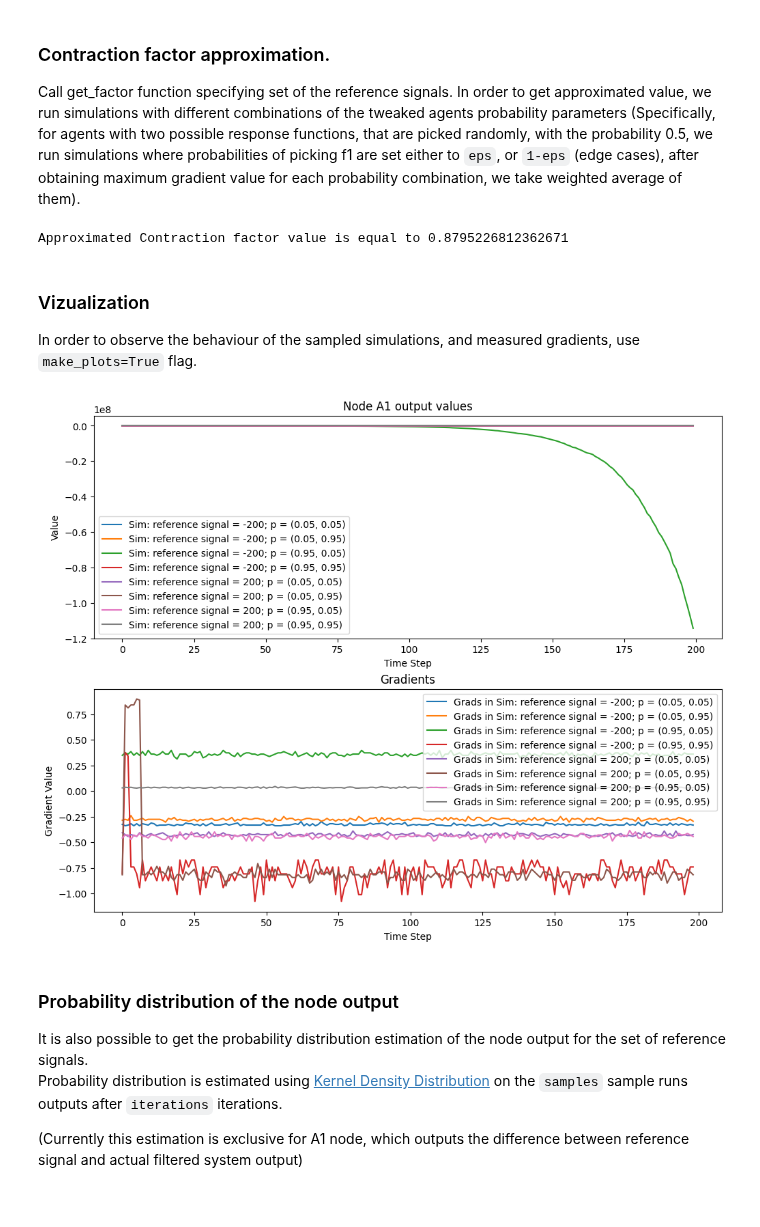
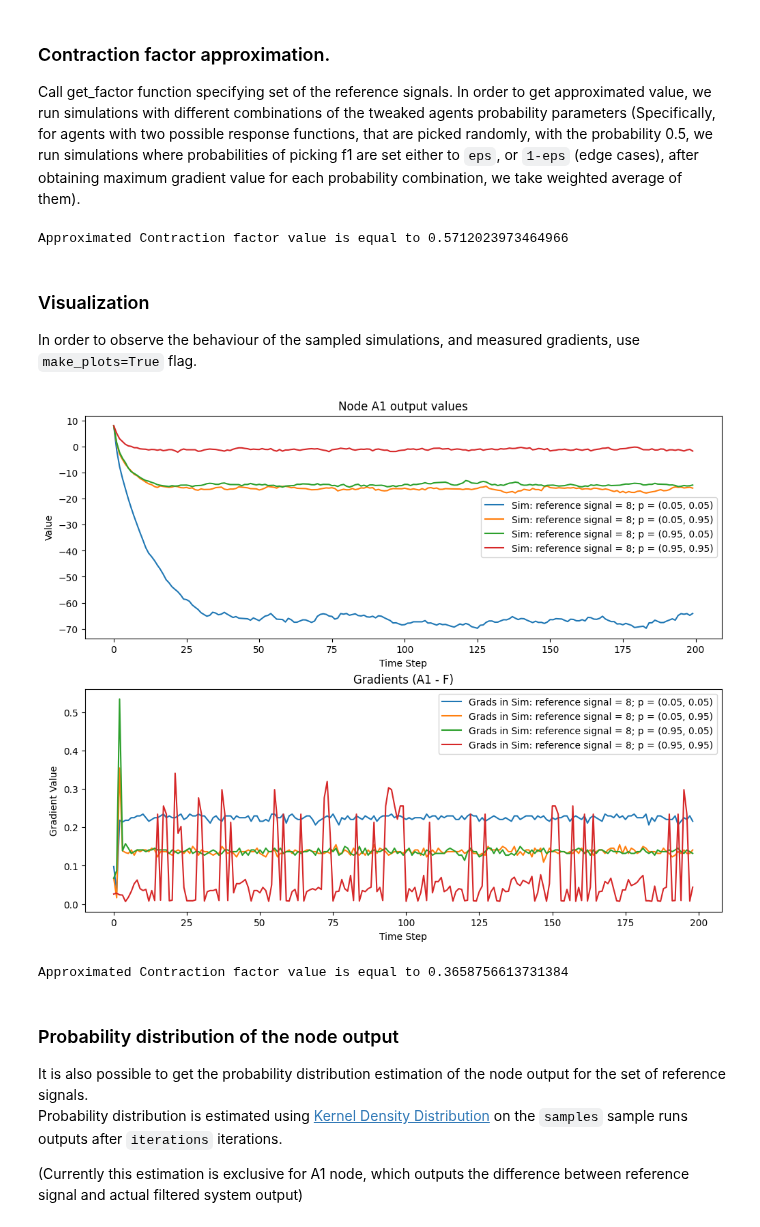
Before and after one commit to humancompatible/interconnect, a Jupyter notebook: examples/approximation.ipynb, the cells around one changed output. Cells and saved outputs as stored; diff of their text form; code cells hidden in the pictures.

Commit message:
Use Jacobian, Add option to test on the input space of the reference signals.

```diff
--- a/examples/approximation.ipynb
+++ b/examples/approximation.ipynb
@@ -15,21 +15,23 @@ ExampleReLUSim().plot.render_graph()
 Call get_factor function specifying set of the reference signals.
 In order to get approximated value, we run simulations with different combinations of the tweaked agents probability parameters (Specifically, for agents with two possible response functions, that are picked randomly, with the probability 0.5, we run simulations where probabilities of picking f1 are set either to `eps`, or `1-eps` (edge cases), after obtaining maximum gradient value for each probability combination, we take weighted average of them).
 # %%
-from tests.contractionTests.contraction_test import get_factor
+from tests.contractionTests.contraction_test import get_factor_from_list
 import numpy as np
 eps = 0.05
-approximated_lipschitz = get_factor(reference_signals=np.array([-200, 200]), agent_probs=np.array([[eps, 1.0-eps], [eps, 1.0-eps]]), it=200, sim_class=ExampleReLUSim)
+approximated_lipschitz = get_factor_from_list(reference_signals=np.array([8]), agent_probs=np.array([[eps, 1.0 - eps], [eps, 1.0 - eps]]), it=2000, sim_class=ExampleReLUSim)
 print(f"Approximated Contraction factor value is equal to {approximated_lipschitz}")
 # %% [output]
-Approximated Contraction factor value is equal to 0.8795226812362671
+Approximated Contraction factor value is equal to 0.5712023973464966
 # %% [markdown]
-### Vizualization
+### Visualization
 
 In order to observe the behaviour of the sampled simulations, and measured gradients, use `make_plots=True` flag.
 # %%
-approximated_lipschitz = get_factor(reference_signals=np.array([-200, 200]), agent_probs=np.array([[eps, 1.0-eps], [eps, 1.0-eps]]), it=200, sim_class=ExampleReLUSim, make_plots="A1")
+approximated_lipschitz = get_factor_from_list(reference_signals=np.array([8]), agent_probs=np.array([[eps, 1.0-eps], [eps, 1.0-eps]]), it=200, sim_class=ExampleReLUSim, make_plots="A1")
+print(f"Approximated Contraction factor value is equal to {approximated_lipschitz}")
 # %% [output]
-[figure, old version]
+[figure, new version]
+Approximated Contraction factor value is equal to 0.3658756613731384
 # %% [markdown]
 ### Probability distribution of the node output
 
```
Also changed, not shown: parts of 1 cell of this notebook, 9 other files.
